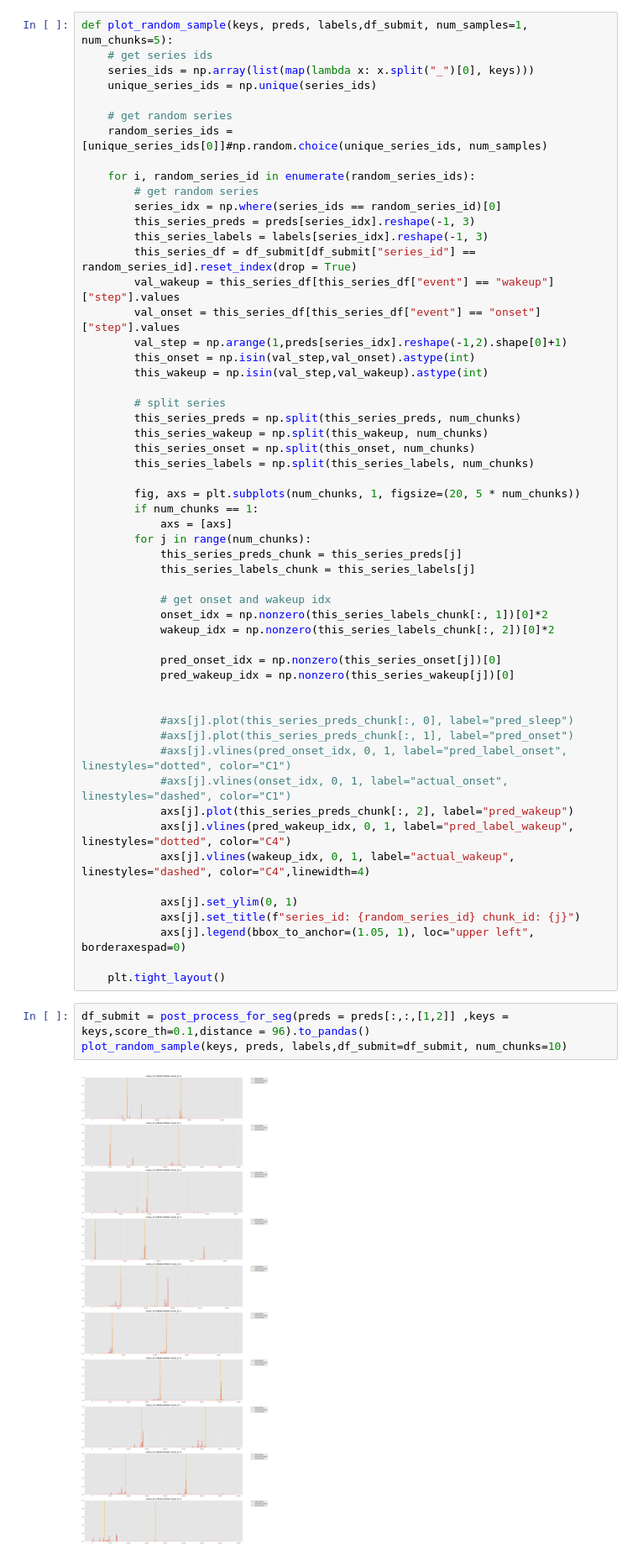
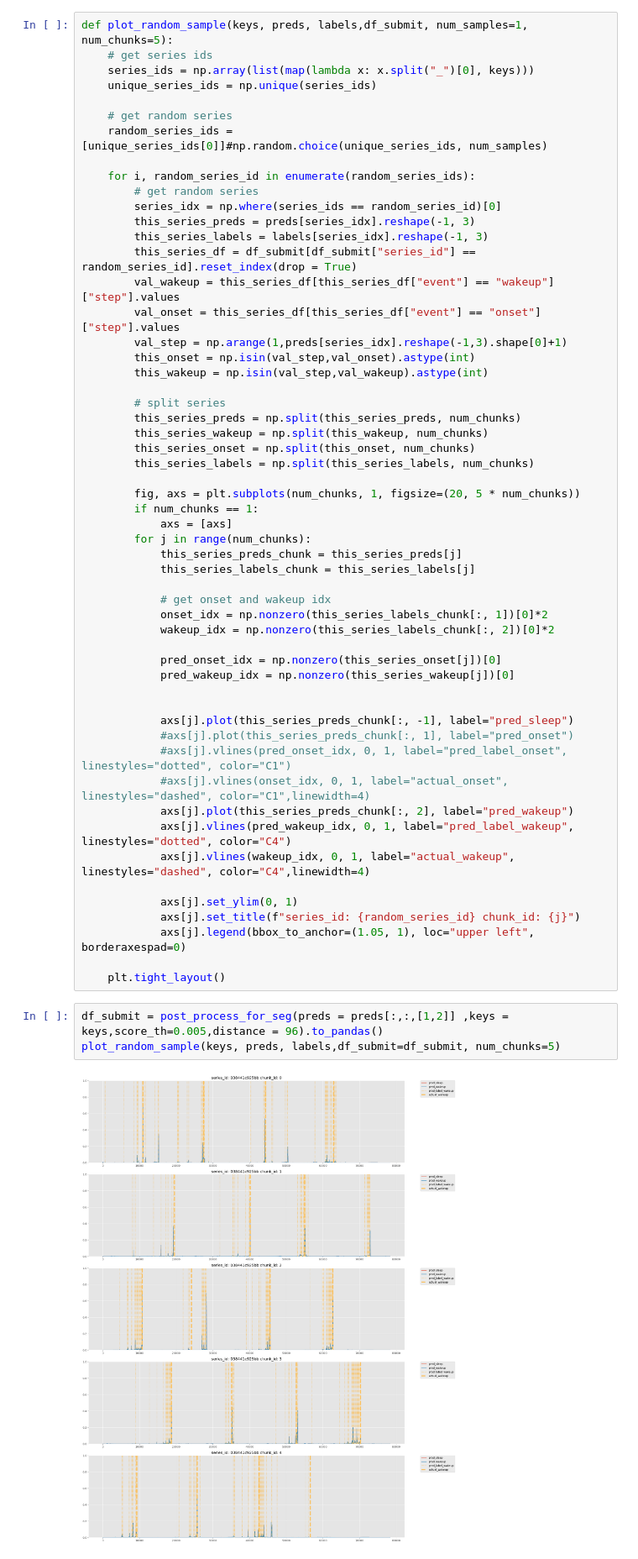
Before and after one commit to yomura-yomura/child-mind-institute-detect-sleep-states, a Jupyter notebook: lib/kaggle-child-mind-institute-detect-sleep-states/notebook/eda002.ipynb, the cells around one changed output. Shown at 84% size. Cells and saved outputs as stored; diff of their text form.

```diff
--- a/lib/kaggle-child-mind-institute-detect-sleep-states/notebook/eda002.ipynb
+++ b/lib/kaggle-child-mind-institute-detect-sleep-states/notebook/eda002.ipynb
@@ -39,7 +39,7 @@ def plot_random_sample(keys, preds, labels,df_submit, num_samples=1, num_chunks=
         this_series_df = df_submit[df_submit["series_id"] == random_series_id].reset_index(drop = True)
         val_wakeup = this_series_df[this_series_df["event"] == "wakeup"]["step"].values
         val_onset = this_series_df[this_series_df["event"] == "onset"]["step"].values
-        val_step = np.arange(1,preds[series_idx].reshape(-1,2).shape[0]+1)
+        val_step = np.arange(1,preds[series_idx].reshape(-1,3).shape[0]+1)
         this_onset = np.isin(val_step,val_onset).astype(int)
         this_wakeup = np.isin(val_step,val_wakeup).astype(int)
 
@@ -64,10 +64,10 @@ def plot_random_sample(keys, preds, labels,df_submit, num_samples=1, num_chunks=
             pred_wakeup_idx = np.nonzero(this_series_wakeup[j])[0]
 
 
-            #axs[j].plot(this_series_preds_chunk[:, 0], label="pred_sleep")
+            axs[j].plot(this_series_preds_chunk[:, -1], label="pred_sleep")
             #axs[j].plot(this_series_preds_chunk[:, 1], label="pred_onset")
             #axs[j].vlines(pred_onset_idx, 0, 1, label="pred_label_onset", linestyles="dotted", color="C1")
-            #axs[j].vlines(onset_idx, 0, 1, label="actual_onset", linestyles="dashed", color="C1")
+            #axs[j].vlines(onset_idx, 0, 1, label="actual_onset", linestyles="dashed", color="C1",linewidth=4)
             axs[j].plot(this_series_preds_chunk[:, 2], label="pred_wakeup")
             axs[j].vlines(pred_wakeup_idx, 0, 1, label="pred_label_wakeup", linestyles="dotted", color="C4")
             axs[j].vlines(wakeup_idx, 0, 1, label="actual_wakeup", linestyles="dashed", color="C4",linewidth=4)
@@ -78,10 +78,10 @@ def plot_random_sample(keys, preds, labels,df_submit, num_samples=1, num_chunks=
 
     plt.tight_layout()
 # %%
-df_submit = post_process_for_seg(preds = preds[:,:,[1,2]] ,keys = keys,score_th=0.1,distance = 96).to_pandas()
-plot_random_sample(keys, preds, labels,df_submit=df_submit, num_chunks=10)
+df_submit = post_process_for_seg(preds = preds[:,:,[1,2]] ,keys = keys,score_th=0.005,distance = 96).to_pandas()
+plot_random_sample(keys, preds, labels,df_submit=df_submit, num_chunks=5)
 # %% [output]
-[figure, old version]
+[figure, new version]
 # %%
 event_detection_ap(solution=gt_df,submission=df_submit)
 # %% [output]
```
Also changed, not shown: parts of 4 cells of this notebook.
